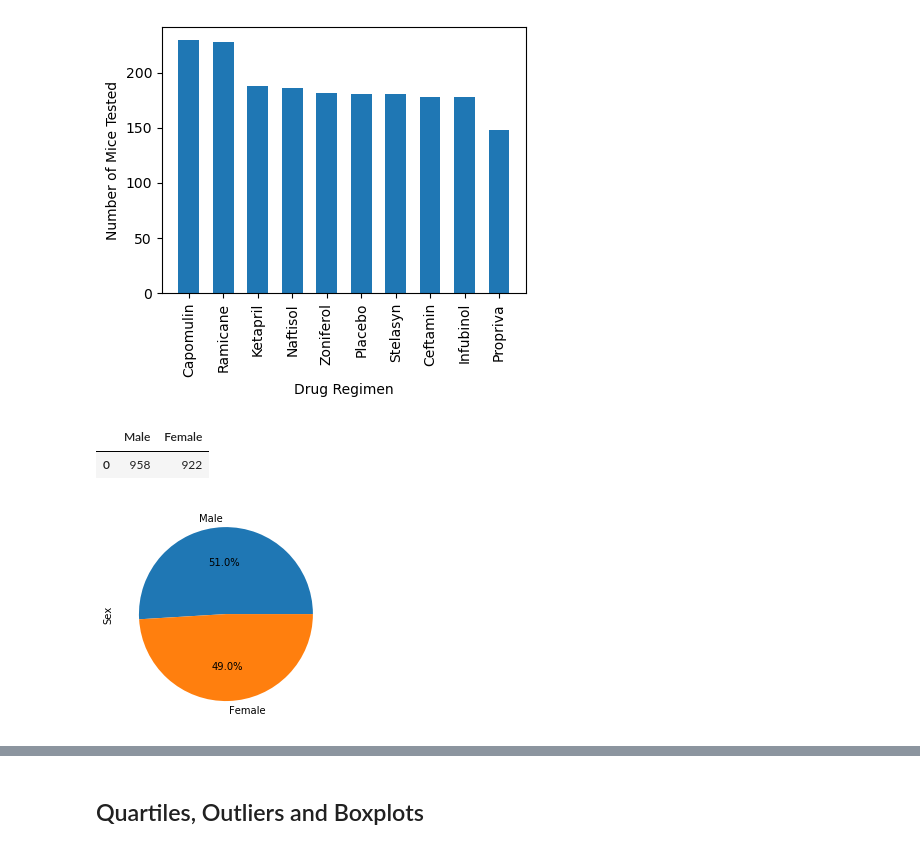
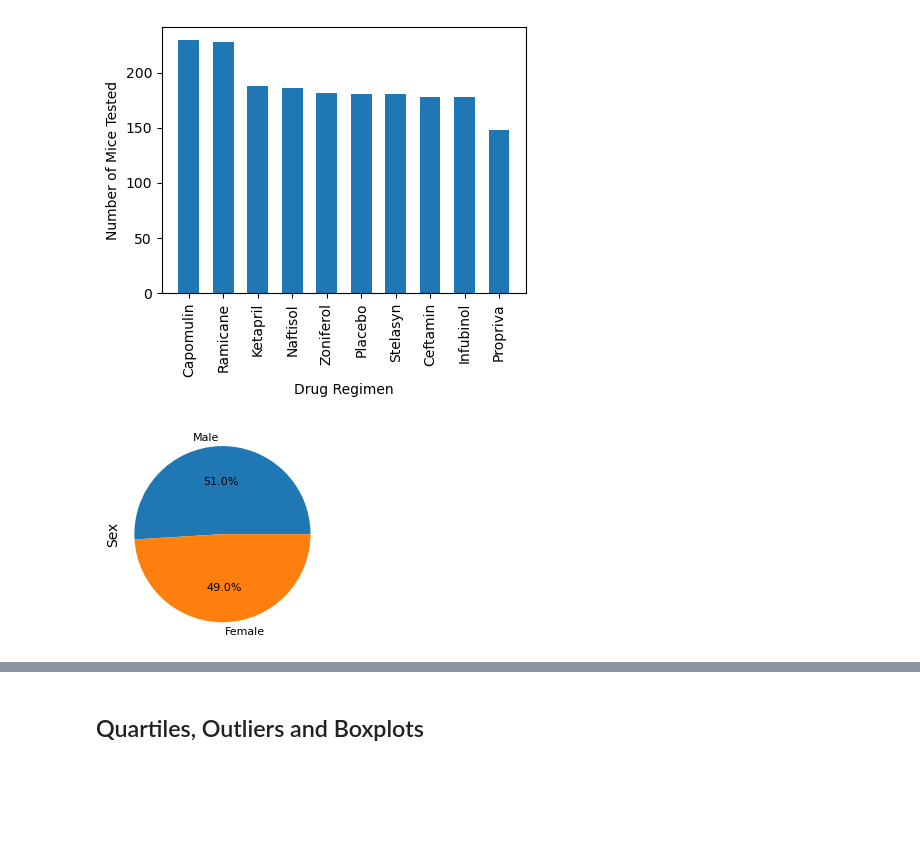
Before and after one commit to meinhardtmr/Data-Visualization-Challenge, a Jupyter notebook: Pymaceuticals/pymaceuticals.ipynb, the cells around one changed output, grey strips where cells are left out. Cells and saved outputs as stored; diff of their text form; code cells hidden in the pictures; blank space fills up the shorter version.

```diff
--- a/Pymaceuticals/pymaceuticals.ipynb
+++ b/Pymaceuticals/pymaceuticals.ipynb
@@ -8,8 +30,12 @@
 # %%
 # Dependencies and Setup
+%matplotlib inline
 import matplotlib.pyplot as plt
 import pandas as pd
 import scipy.stats as st
+
+#import numpy as np
+
 
 # Study data files
 mouse_metadata_path = "data/Mouse_metadata.csv"
@@ -20,7 +46,7 @@ mouse_metadata = pd.read_csv(mouse_metadata_path)
 study_results = pd.read_csv(study_results_path)
 
 # Combine the data into a single dataset
-mouse_study_df = mouse_metadata.merge(study_results, on='Mouse ID')
+mouse_study_df = study_results.merge(mouse_metadata, on='Mouse ID')
 # Display the data table for preview
 mouse_study_df.head()
 # %% [output]
@@ -173,15 +191,19 @@ plt.tight_layout()
 plt.show()
 # %% [output]
 [figure]
-# %%
-fvm_df = pd.DataFrame({'Male'  : [mouse_study_cdf.loc[mouse_study_cdf['Sex'] == 'Male']['Sex'].count()],
-                       'Female': [mouse_study_cdf.loc[mouse_study_cdf['Sex'] == 'Female']['Sex'].count()]
-                       })
-fvm_df
-# %% [output]
-|  | Male | Female |
-| 0 | 958 | 922 |
 # %%
 # Generate a pie plot showing the distribution of female versus male mice using Pandas
+fvm_s = mouse_study_cdf['Sex'].value_counts()
+
+fig, ax = plt.subplots(facecolor=(1,1,1,0))
+fvm_s.plot(kind='pie'
+           ,autopct='%1.1f%%'
+           ,legend=False
+           ,figsize=(2.5,2.5)
+           ,fontsize=8
+          )
+
+plt.axis('equal')
+plt.show()
 # %% [output]
-[figure, old version]
+[figure, new version]
```
Also changed, not shown: parts of 18 cells of this notebook, 1 other file.
